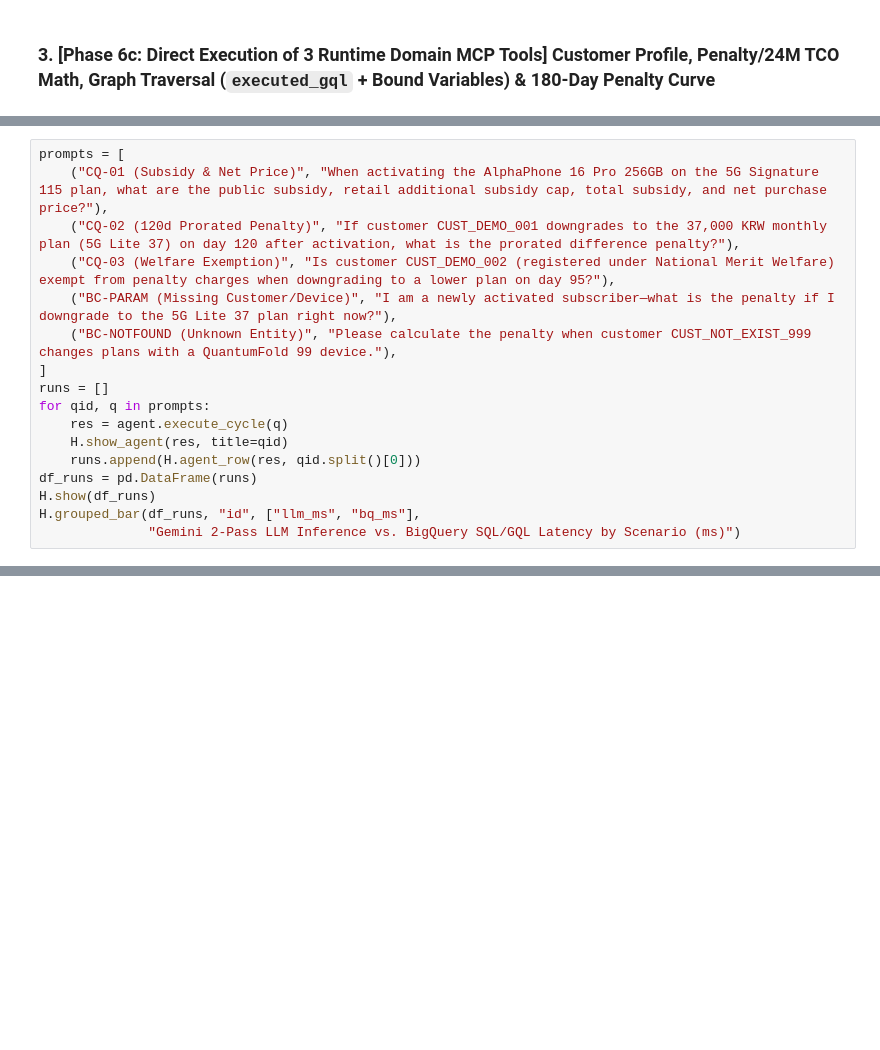
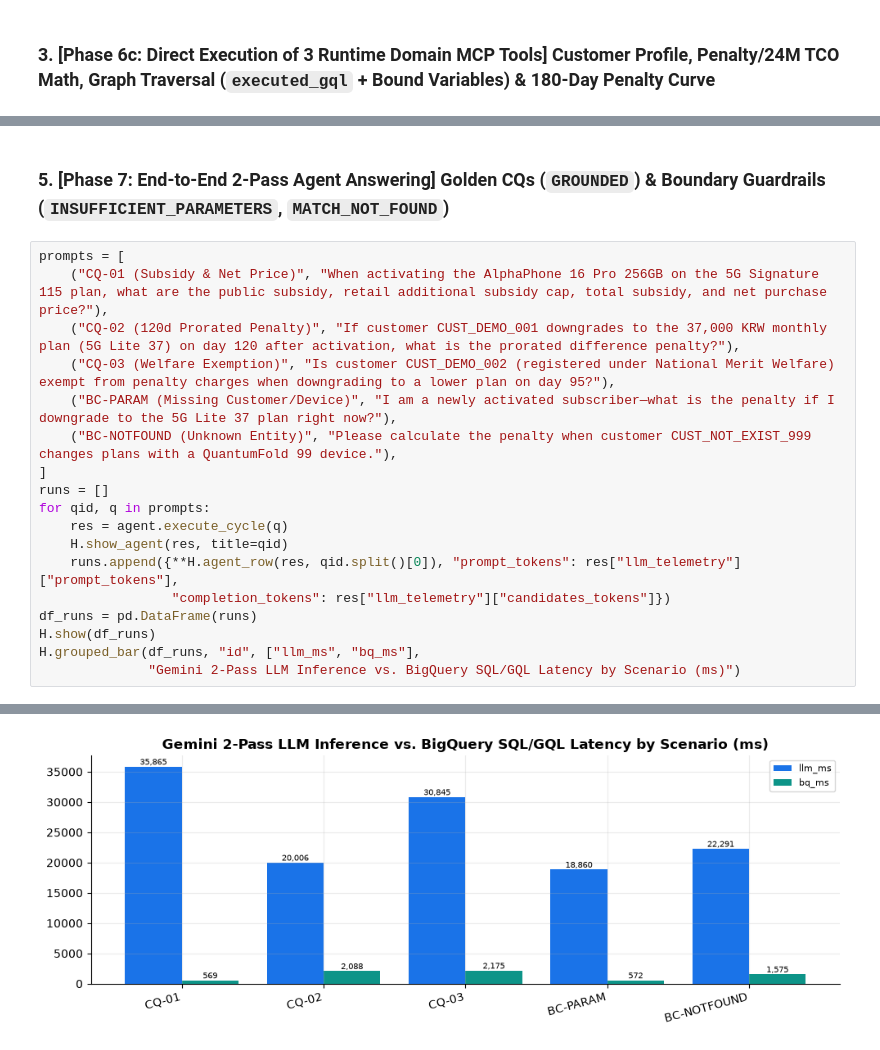
Before and after one commit to seanjungG/agentic-ontology-starter, a Jupyter notebook: notebooks/en/stage4_agent_and_mcp_execution_en.ipynb, the cells around one changed output, grey strips where cells are left out. Cells and saved outputs as stored; diff of their text form; blank space fills up the shorter version.

Commit message:
docs(goal171): method sync - ontology self-sufficiency, wiki vs graph agent, resource/token reporting, lineage structure, evaluation layout; lite function name fix; notebooks re-executed

```diff
--- a/notebooks/en/stage4_agent_and_mcp_execution_en.ipynb
+++ b/notebooks/en/stage4_agent_and_mcp_execution_en.ipynb
@@ -197,17 +154,0 @@ ORDER BY g.device_name, g.monthly_fee_krw DESC, g.rule_id
-# %%
-prompts = [
-    ("CQ-01 (Subsidy & Net Price)", "When activating the AlphaPhone 16 Pro 256GB on the 5G Signature 115 plan, what are the public subsidy, retail additional subsidy cap, total subsidy, and net purchase price?"),
-    ("CQ-02 (120d Prorated Penalty)", "If customer CUST_DEMO_001 downgrades to the 37,000 KRW monthly plan (5G Lite 37) on day 120 after activation, what is the prorated difference penalty?"),
-    ("CQ-03 (Welfare Exemption)", "Is customer CUST_DEMO_002 (registered under National Merit Welfare) exempt from penalty charges when downgrading to a lower plan on day 95?"),
-    ("BC-PARAM (Missing Customer/Device)", "I am a newly activated subscriber—what is the penalty if I downgrade to the 5G Lite 37 plan right now?"),
-    ("BC-NOTFOUND (Unknown Entity)", "Please calculate the penalty when customer CUST_NOT_EXIST_999 changes plans with a QuantumFold 99 device."),
-]
-runs = []
-for qid, q in prompts:
-    res = agent.execute_cycle(q)
-    H.show_agent(res, title=qid)
-    runs.append(H.agent_row(res, qid.split()[0]))
-df_runs = pd.DataFrame(runs)
-H.show(df_runs)
-H.grouped_bar(df_runs, "id", ["llm_ms", "bq_ms"],
-              "Gemini 2-Pass LLM Inference vs. BigQuery SQL/GQL Latency by Scenario (ms)")
@@ -506,0 +206,21 @@ ORDER BY g.device_name, g.monthly_fee_krw DESC, g.rule_id
+# %% [markdown]
+### 5. [Phase 7: End-to-End 2-Pass Agent Answering] Golden CQs (`GROUNDED`) & Boundary Guardrails (`INSUFFICIENT_PARAMETERS`, `MATCH_NOT_FOUND`)
+# %%
+prompts = [
+    ("CQ-01 (Subsidy & Net Price)", "When activating the AlphaPhone 16 Pro 256GB on the 5G Signature 115 plan, what are the public subsidy, retail additional subsidy cap, total subsidy, and net purchase price?"),
+    ("CQ-02 (120d Prorated Penalty)", "If customer CUST_DEMO_001 downgrades to the 37,000 KRW monthly plan (5G Lite 37) on day 120 after activation, what is the prorated difference penalty?"),
+    ("CQ-03 (Welfare Exemption)", "Is customer CUST_DEMO_002 (registered under National Merit Welfare) exempt from penalty charges when downgrading to a lower plan on day 95?"),
+    ("BC-PARAM (Missing Customer/Device)", "I am a newly activated subscriber—what is the penalty if I downgrade to the 5G Lite 37 plan right now?"),
+    ("BC-NOTFOUND (Unknown Entity)", "Please calculate the penalty when customer CUST_NOT_EXIST_999 changes plans with a QuantumFold 99 device."),
+]
+runs = []
+for qid, q in prompts:
+    res = agent.execute_cycle(q)
+    H.show_agent(res, title=qid)
+    runs.append({**H.agent_row(res, qid.split()[0]), "prompt_tokens": res["llm_telemetry"]["prompt_tokens"],
+                 "completion_tokens": res["llm_telemetry"]["candidates_tokens"]})
+df_runs = pd.DataFrame(runs)
+H.show(df_runs)
+H.grouped_bar(df_runs, "id", ["llm_ms", "bq_ms"],
+              "Gemini 2-Pass LLM Inference vs. BigQuery SQL/GQL Latency by Scenario (ms)")
+# %% [output]
@@ -506,0 +478 @@ ORDER BY g.device_name, g.monthly_fee_krw DESC, g.rule_id
+[figure, added]
```
Also changed, not shown: parts of 13 cells of this notebook, 24 other files.
